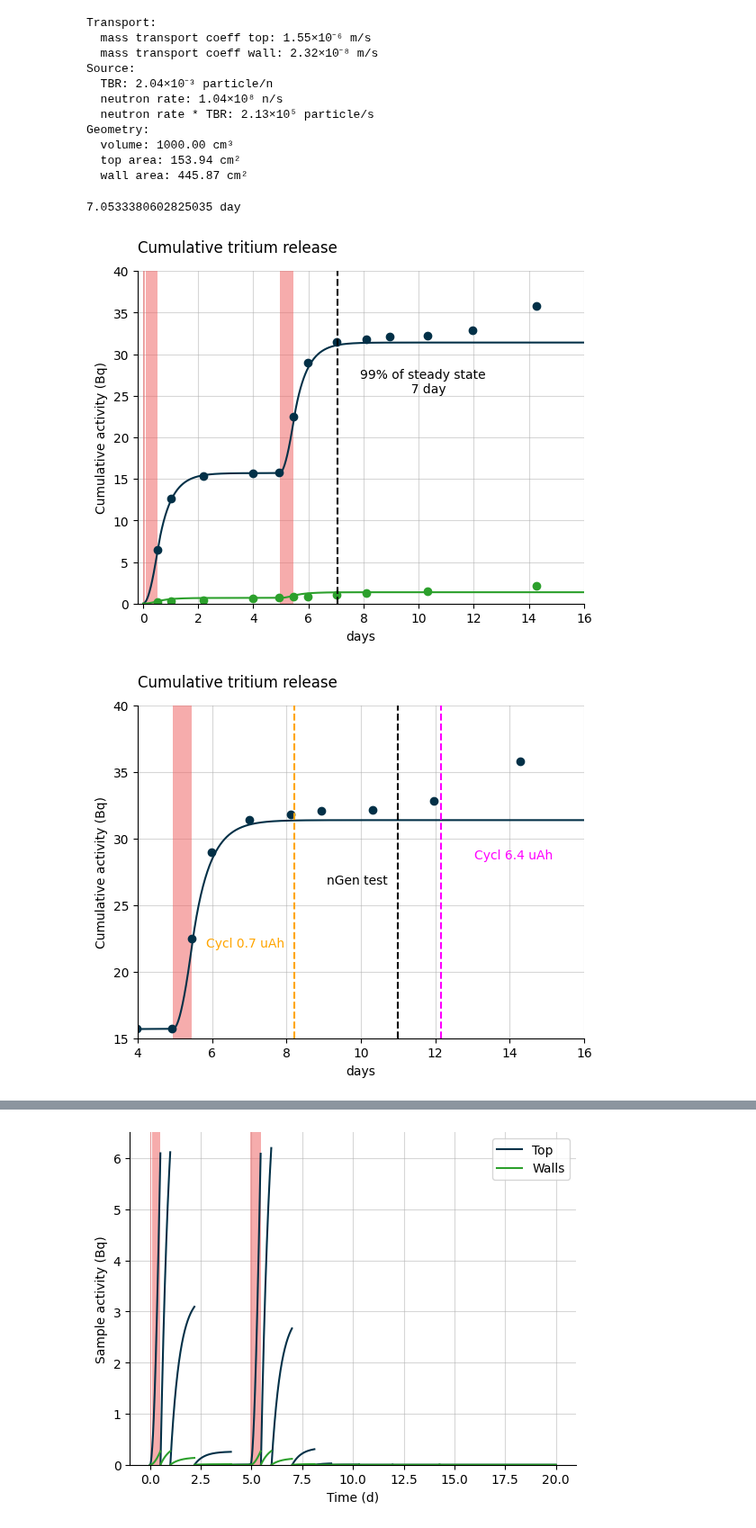
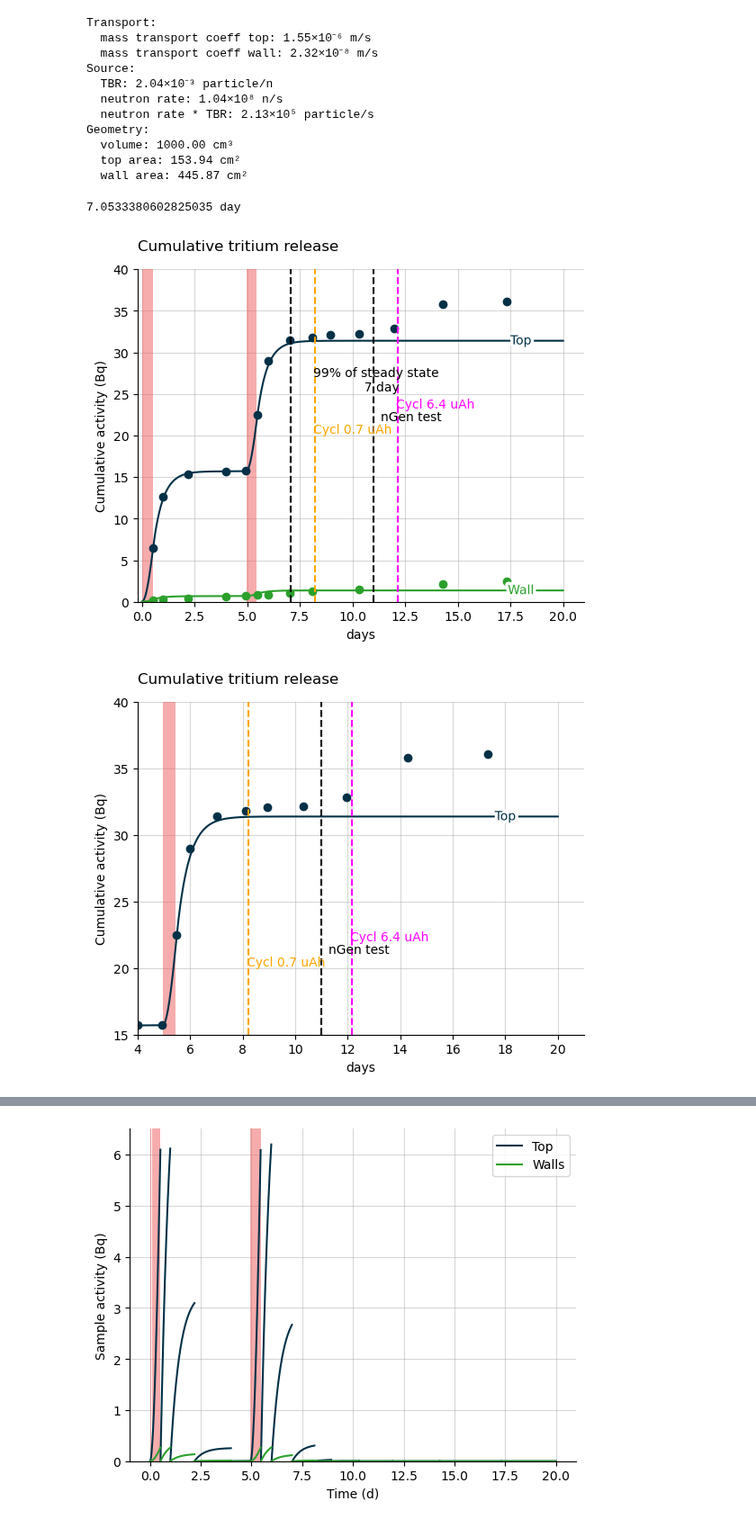
Before and after one commit to veliki-filozof/baby-1L-run-4, a Jupyter notebook: analysis/tritium/tritium_model.ipynb, the cells around one changed output, grey strips where cells are left out. Shown at 90% size. Cells and saved outputs as stored; diff of their text form; code cells hidden in the pictures.

```diff
--- a/analysis/tritium/tritium_model.ipynb
+++ b/analysis/tritium/tritium_model.ipynb
@@ -123,7 +156,7 @@ ydata = l.get_ydata()
 xdata = l.get_xdata()
 target_release_frac = 0.99
 x_target = xdata[np.argmax(ydata > target_release_frac * ydata[-1])]
-print(f'{x_target}')
+print(f"{x_target}")
 plt.axvline(x=x_target, color="k", linestyle="--")
 # plt.axvline(x=gas_switch_deltatime, color="grey", linestyle="--")
 plt.annotate(
@@ -135,7 +168,7 @@ plt.annotate(
     va="bottom",
     color="k",
 )
-#plt.annotate(
+# plt.annotate(
 #    f"Switch to H2 in He",
 #    (x_target, target_release_frac * ydata[-1]),
 #    xytext=(-10, -55),
@@ -143,79 +176,49 @@ plt.annotate(
 #    ha="center",
 #    va="bottom",
 #    color="black",
-#)
+# )
 
-plt.title("Cumulative tritium release", loc="left", pad = 15)
+plot_extra_irr()
+
+plt.title("Cumulative tritium release", loc="left", pad=15)
 plt.ylim(top=40)
-plt.xlim(left = -0.2)
-plt.xlim(right = 16)
+plt.xlim(left=-0.2)
 plt.xlabel("days")
 plt.ylabel("Cumulative activity (Bq)")
 
 plt.savefig("cumulative_release.pdf", bbox_inches="tight")
 # %% [output]
 7.0533380602825035 day
-[figure, old version]
+[figure, new version]
 # %%
 plt.figure()
 (l,) = plot_integrated_top_release(baby_model, color="#023047", label="Top")
 plot_integrated_wall_release(baby_model, color="tab:green", label="Wall")
 plot_irradiation(baby_model, facecolor="#EF5B5B", alpha=0.5)
 plt.grid(alpha=0.5)
 labelLines(plt.gca().get_lines(), zorder=2.5, xvals=[45] * 2)
 plt.ylim(bottom=0 * ureg.Bq)
 
 plt.scatter(
     replacement_times_top, IV_stream.get_cumulative_activity("total"), color="#023047"
 )
 plt.scatter(
     replacement_times_walls,
     OV_stream.get_cumulative_activity("total"),
     color="tab:green",
 )
+plot_extra_irr()
 
-plt.axvline(x=8.2, color="orange", linestyle="--")
-plt.annotate(
-    f"Cycl 0.7 uAh",
-    (x_target, target_release_frac * ydata[-1]),
-    xytext=(-5, -100),
-    textcoords="offset points",
-    ha="center",
-    va="bottom",
-    color="orange"
-)
-plt.axvline(x=11, color="k", linestyle="--")
-plt.annotate(
-    f"nGen test",
-    (x_target, target_release_frac * ydata[-1]),
-    xytext=(85, -50),
-    textcoords="offset points",
-    ha="center",
-    va="bottom",
-    color="k"
-)
-plt.axvline(x=12.15, color="magenta", linestyle="--")
-plt.annotate(
-    f"Cycl 6.4 uAh",
-    (x_target, target_release_frac * ydata[-1]),
-    xytext=(210, -30),
-    textcoords="offset points",
-    ha="center",
-    va="bottom",
-    color="magenta"
-)
-
-
-plt.title("Cumulative tritium release", loc="left", pad = 15)
+plt.title("Cumulative tritium release", loc="left", pad=15)
 plt.ylim(bottom=15, top=40)
-plt.xlim(left = -0.2)
-plt.xlim(left=4, right = 16)
+plt.xlim(left=-0.2)
+plt.xlim(left=4)
 plt.xlabel("days")
 plt.ylabel("Cumulative activity (Bq)")
 
 plt.savefig("cumulative_release.pdf", bbox_inches="tight")
 # %% [output]
-[figure, old version]
+[figure, new version]
 # %%
 plt.figure()
 plot_integrated_wall_release(baby_model, color="tab:green", label="Wall")
```
Also changed, not shown: parts of 6 cells of this notebook, 3 other files.
